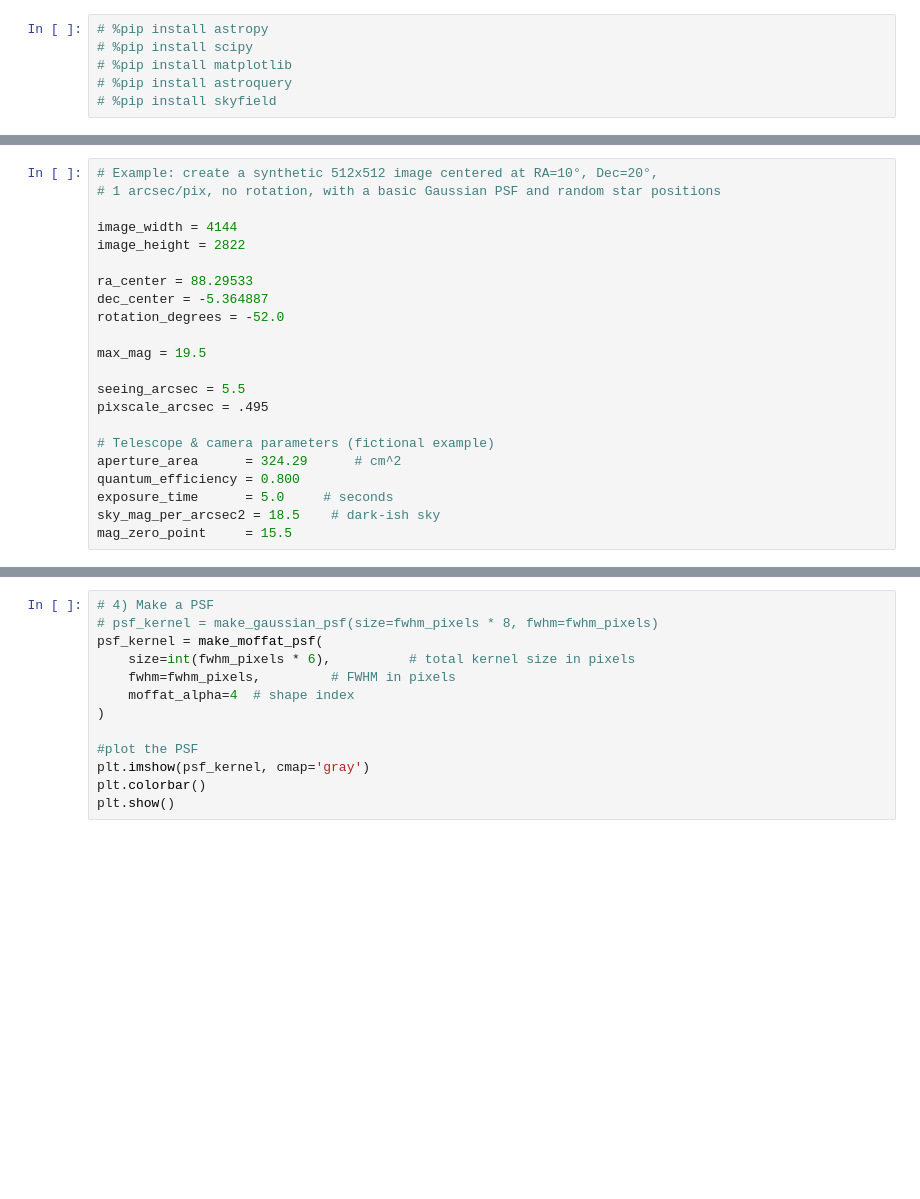
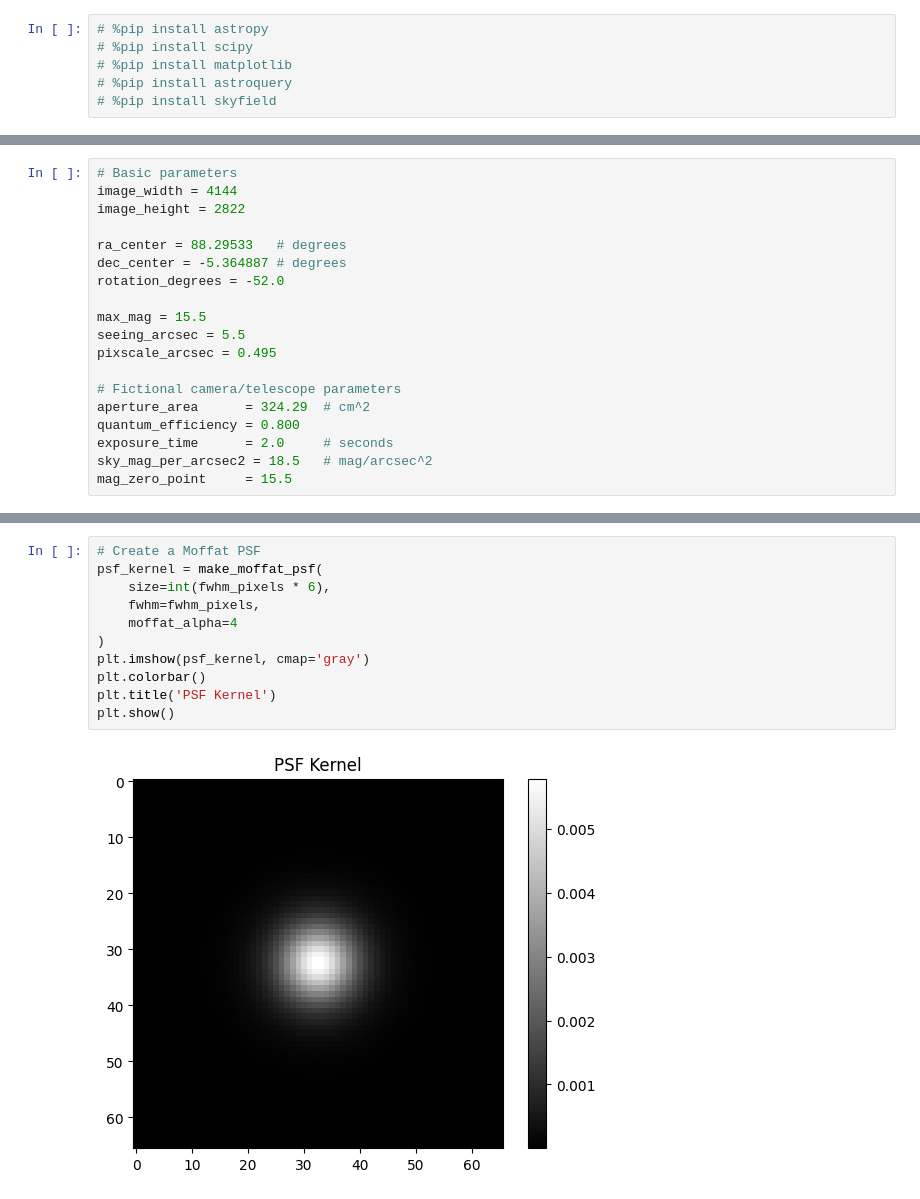
Before and after one commit to michaelstanton/synthetic-fits, a Jupyter notebook: generate-fits.ipynb, the cells around one changed output, grey strips where cells are left out. Cells and saved outputs as stored; diff of their text form; blank space fills up the shorter version.

Commit message:
WIP Star trails

```diff
--- a/generate-fits.ipynb
+++ b/generate-fits.ipynb
@@ -29,23 +27,20 @@ from synthetic_image import (
 # %%
-# Example: create a synthetic 512x512 image centered at RA=10°, Dec=20°,
-# 1 arcsec/pix, no rotation, with a basic Gaussian PSF and random star positions
-
+# Basic parameters
 image_width = 4144
 image_height = 2822
 
-ra_center = 88.29533
-dec_center = -5.364887
+ra_center = 88.29533   # degrees
+dec_center = -5.364887 # degrees
 rotation_degrees = -52.0
 
-max_mag = 19.5
+max_mag = 15.5
+seeing_arcsec = 5.5
+pixscale_arcsec = 0.495
 
-seeing_arcsec = 5.5
-pixscale_arcsec = .495
-
-# Telescope & camera parameters (fictional example)
-aperture_area      = 324.29      # cm^2
+# Fictional camera/telescope parameters
+aperture_area      = 324.29  # cm^2
 quantum_efficiency = 0.800
-exposure_time      = 5.0     # seconds
-sky_mag_per_arcsec2 = 18.5    # dark-ish sky
+exposure_time      = 2.0     # seconds
+sky_mag_per_arcsec2 = 18.5   # mag/arcsec^2
 mag_zero_point     = 15.5
 # %%
@@ -68,13 +69,13 @@ fwhm_pixels = seeing_arcsec / pixscale_arcsec
 # %%
-# 4) Make a PSF
-# psf_kernel = make_gaussian_psf(size=fwhm_pixels * 8, fwhm=fwhm_pixels)
+# Create a Moffat PSF
 psf_kernel = make_moffat_psf(
-    size=int(fwhm_pixels * 6),          # total kernel size in pixels
-    fwhm=fwhm_pixels,         # FWHM in pixels
-    moffat_alpha=4  # shape index
+    size=int(fwhm_pixels * 6),
+    fwhm=fwhm_pixels,
+    moffat_alpha=4
 )
-
-#plot the PSF
 plt.imshow(psf_kernel, cmap='gray')
 plt.colorbar()
+plt.title('PSF Kernel')
 plt.show()
+# %% [output]
+[figure, added]
```
Also changed, not shown: parts of 15 cells of this notebook, 1 other file.
